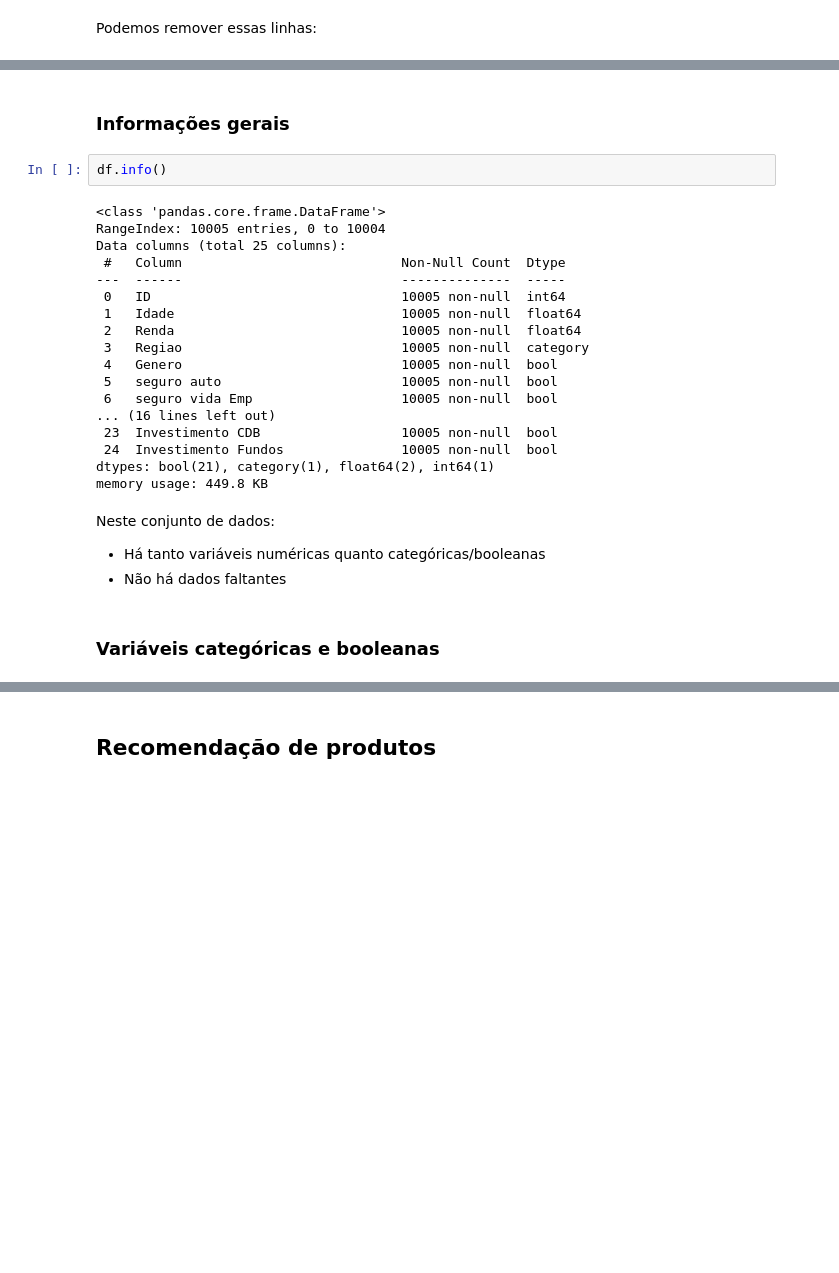
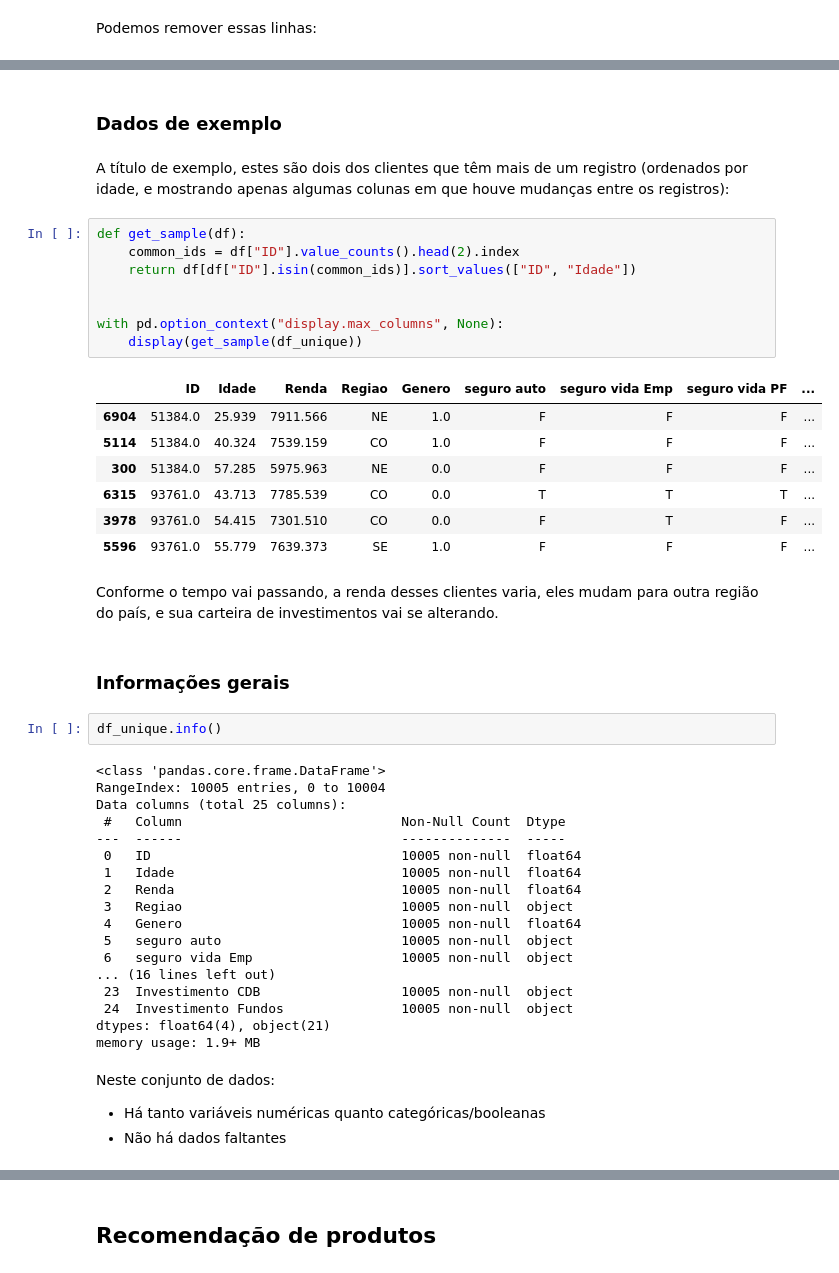
Before and after one commit to he7d3r/maratona-behind-the-code-2021, a Jupyter notebook: 3-gft/solução/notebook.ipynb, the cells around one changed output, grey strips where cells are left out. Saved outputs shown, nothing was run; the diff lists cells and outputs as text; blank space fills up the shorter version.

```diff
--- a/3-gft/solução/notebook.ipynb
+++ b/3-gft/solução/notebook.ipynb
@@ -98,28 +80,48 @@ df.duplicated().sum()
+# %% [markdown]
+### Dados de exemplo
+# %% [markdown]
+A título de exemplo, estes são dois dos clientes que têm mais de um registro (ordenados por idade, e mostrando apenas algumas colunas em que houve mudanças entre os registros):
+# %%
+def get_sample(df):
+    common_ids = df["ID"].value_counts().head(2).index
+    return df[df["ID"].isin(common_ids)].sort_values(["ID", "Idade"])
+
+
+with pd.option_context("display.max_columns", None):
+    display(get_sample(df_unique))
+# %% [output]
+|  | ID | Idade | Renda | Regiao | Genero | seguro auto | seguro vida Emp | seguro vida PF | ... |
+| 6904 | 51384.0 | 25.939 | 7911.566 | NE | 1.0 | F | F | F | ... |
+| 5114 | 51384.0 | 40.324 | 7539.159 | CO | 1.0 | F | F | F | ... |
+| 300 | 51384.0 | 57.285 | 5975.963 | NE | 0.0 | F | F | F | ... |
+| 6315 | 93761.0 | 43.713 | 7785.539 | CO | 0.0 | T | T | T | ... |
+| 3978 | 93761.0 | 54.415 | 7301.510 | CO | 0.0 | F | T | F | ... |
+| 5596 | 93761.0 | 55.779 | 7639.373 | SE | 1.0 | F | F | F | ... |
+# %% [markdown]
+Conforme o tempo vai passando, a renda desses clientes varia, eles mudam para outra região do país, e sua carteira de investimentos vai se alterando.
 # %% [markdown]
 ### Informações gerais
 # %%
-df.info()
+df_unique.info()
 # %% [output]
 <class 'pandas.core.frame.DataFrame'>
 RangeIndex: 10005 entries, 0 to 10004
 Data columns (total 25 columns):
  #   Column                            Non-Null Count  Dtype
 ---  ------                            --------------  -----
- 0   ID                                10005 non-null  int64
+ 0   ID                                10005 non-null  float64
  1   Idade                             10005 non-null  float64
  2   Renda                             10005 non-null  float64
- 3   Regiao                            10005 non-null  category
- 4   Genero                            10005 non-null  bool
- 5   seguro auto                       10005 non-null  bool
- 6   seguro vida Emp                   10005 non-null  bool
+ 3   Regiao                            10005 non-null  object
+ 4   Genero                            10005 non-null  float64
+ 5   seguro auto                       10005 non-null  object
+ 6   seguro vida Emp                   10005 non-null  object
 ... (16 lines left out)
- 23  Investimento CDB                  10005 non-null  bool
- 24  Investimento Fundos               10005 non-null  bool
-dtypes: bool(21), category(1), float64(2), int64(1)
-memory usage: 449.8 KB
+ 23  Investimento CDB                  10005 non-null  object
+ 24  Investimento Fundos               10005 non-null  object
+dtypes: float64(4), object(21)
+memory usage: 1.9+ MB
 # %% [markdown]
 Neste conjunto de dados:
 - Há tanto variáveis numéricas quanto categóricas/booleanas
 - Não há dados faltantes
-# %% [markdown]
-### Variáveis categóricas e booleanas
```
Also changed, not shown: parts of 38 cells of this notebook, 1 other file.
